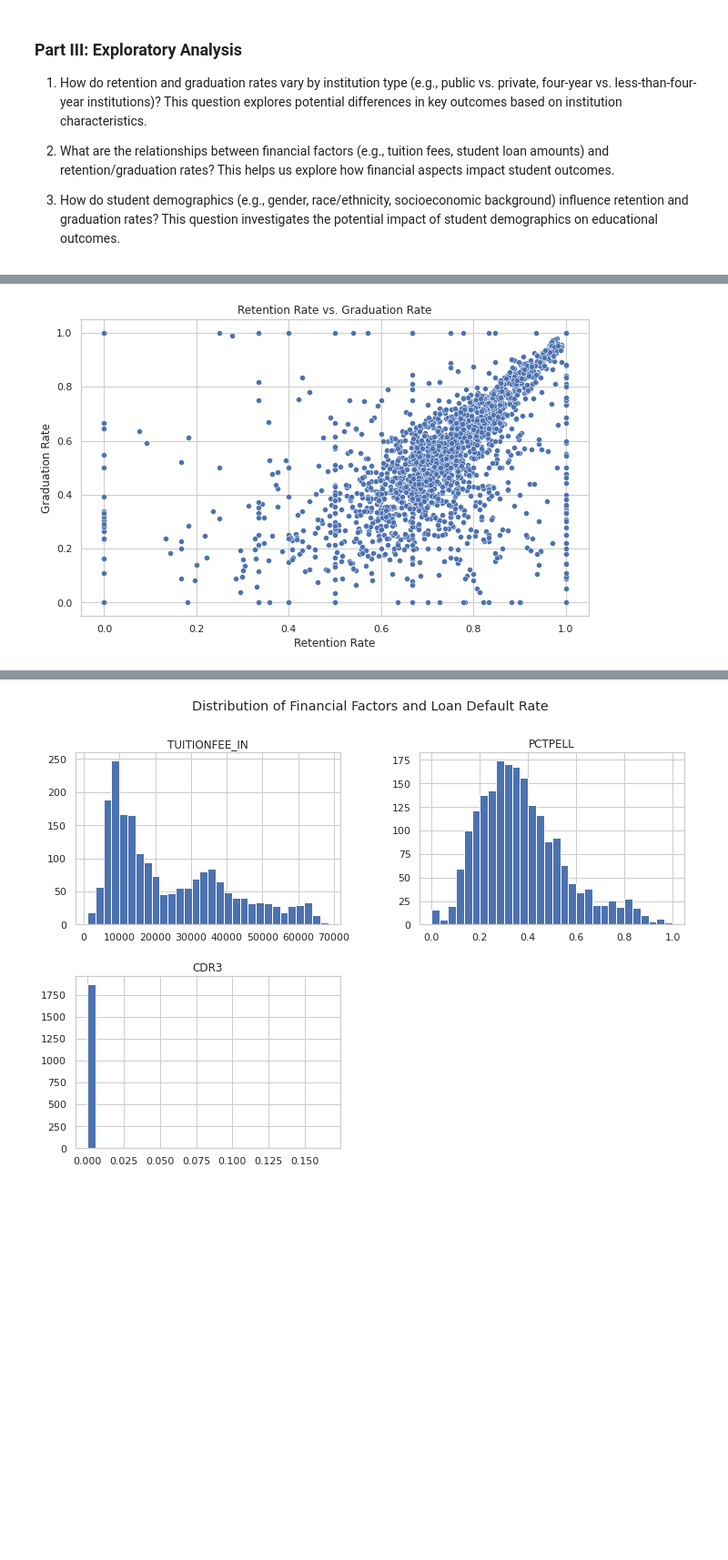
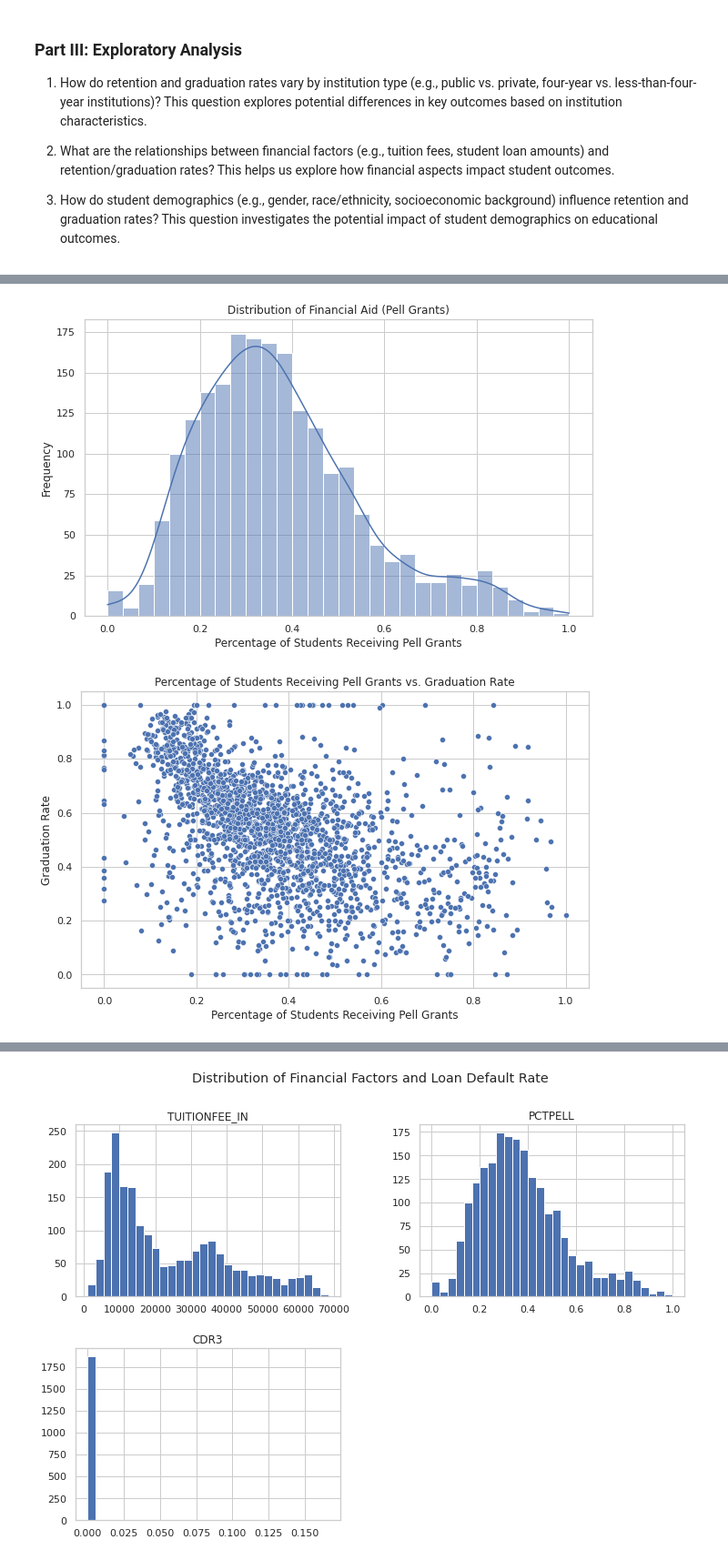
Before and after one commit to Sylivera/Udacity_Capstone_Project, a Jupyter notebook: Capstone Project .ipynb, the cells around one changed output, grey strips where cells are left out. Shown at 91% size. Saved outputs shown, nothing was run; the diff lists cells and outputs as text; code cells hidden in the pictures; blank space fills up the shorter version.

```diff
--- a/Capstone Project .ipynb
+++ b/Capstone Project .ipynb
@@ -144,0 +229,17 @@ plt.show()
+# %%
+# Feature selection
+# Assuming relevant columns for the prediction
+features = df_cleaned[['TUITIONFEE_IN', 'TUITIONFEE_OUT', 'AVGFACSAL', 'DEBT_MDN', 'PCTPELL',
+                       'COSTT4_A', 'NPT4_PUB', 'NPT4_PRIV', 'PCTFLOAN',
+                       'CONTROL', 'REGION', 'LOCALE', 'ADM_RATE', 'SAT_AVG', 'ACTCMMID',
+                       'UGDS',  'RET_FT4_POOLED', 'RET_PT4_POOLED', 'UGDS_WHITE', 'UGDS_BLACK',
+                       'UGDS_HISP', 'UGDS_ASIAN', 'AGE_ENTRY', 'FEMALE', 'FIRST_GEN',
+                       'DEP_STAT_PCT_IND', 'PELL_EVER', 'FAMINC', 'MD_FAMINC', 'PAR_ED_PCT_1STGEN',
+                       'UG25ABV', 'PFTFAC',
+                       'NPT41_PUB', 'NPT41_PRIV',
+                       'DEBT_N', 'FAMINC_IND', 'SATVR25', 'SATVR75', 'SATMT25', 'SATMT75',
+                       'PAR_ED_PCT_MS','graduation_rate','retention_rate']]
+
+# Check for missing values
+missing_values = features.isnull().sum().sort_values(ascending=False)
+print(missing_values[missing_values > 0])
@@ -198,10 +403,21 @@ plt.show()
+# %%
+# Distribution of financial aid
+plt.figure(figsize=(10, 6))
+sns.histplot(features['PCTPELL'], kde=True, bins=30)
+plt.title('Distribution of Financial Aid (Pell Grants)')
+plt.xlabel('Percentage of Students Receiving Pell Grants')
+plt.ylabel('Frequency')
+plt.show()
+# %% [output]
+[figure, added]
 # %%
-# Scatter plot of retention rate vs. graduation rate
+
+# Scatter plot of percentage of students receiving Pell grants vs. graduation rate
 plt.figure(figsize=(10, 6))
-sns.scatterplot(x=df_cleaned['RET_FT4'], y=df_cleaned['C150_4'])
-plt.title('Retention Rate vs. Graduation Rate')
-plt.xlabel('Retention Rate')
+sns.scatterplot(x='PCTPELL', y='graduation_rate', data=df_cleaned)
+plt.title('Percentage of Students Receiving Pell Grants vs. Graduation Rate')
+plt.xlabel('Percentage of Students Receiving Pell Grants')
 plt.ylabel('Graduation Rate')
 plt.show()
 # %% [output]
-[figure, old version]
+[figure, new version]
```
Also changed, not shown: parts of 53 cells of this notebook, 3 other files.
